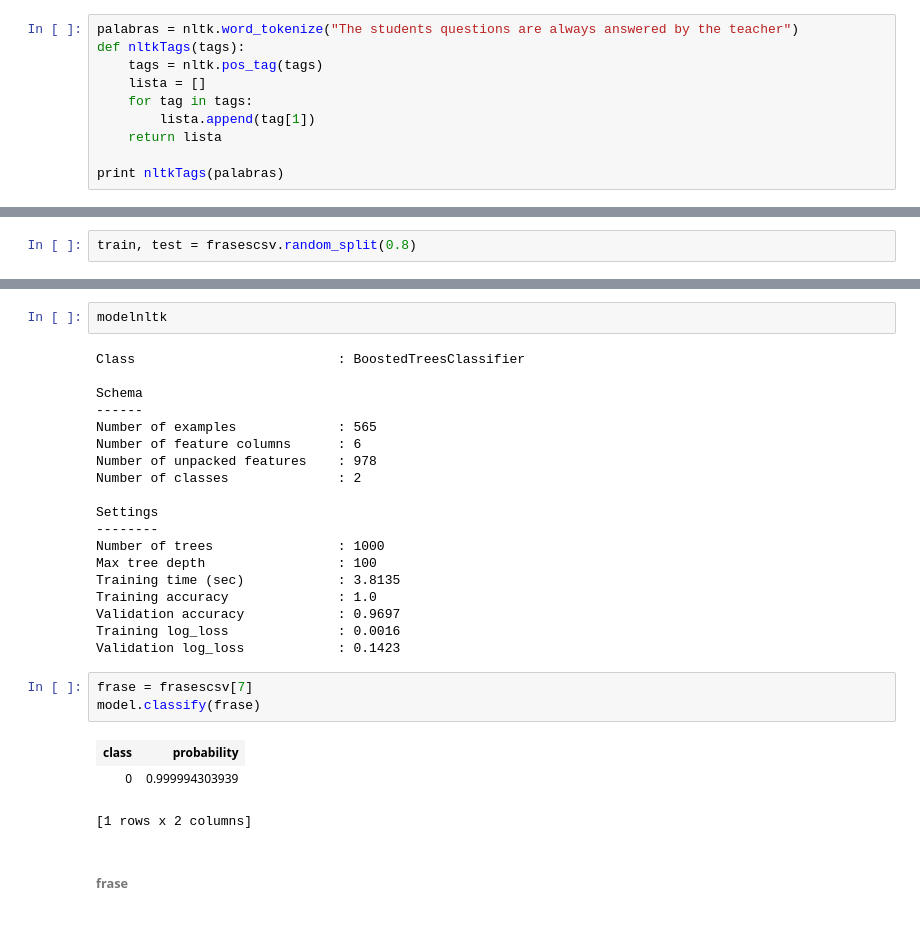
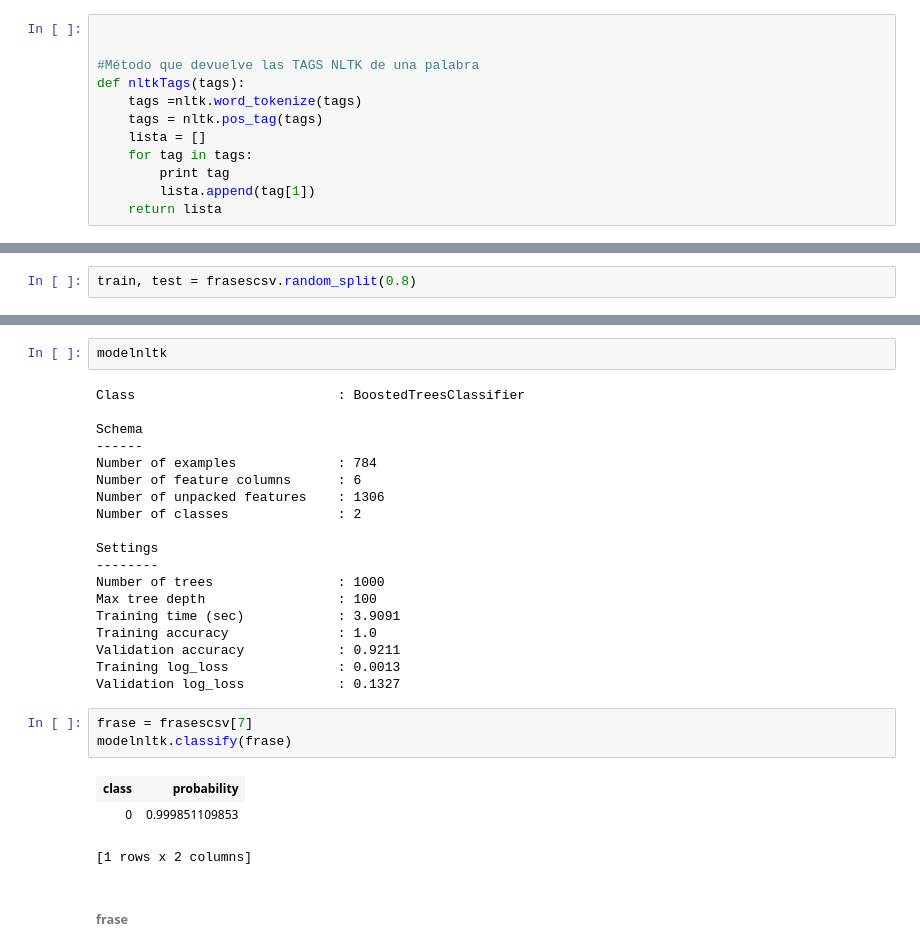
Before and after one commit to mauricioreyes87/active_pasiveVoice, a Jupyter notebook: Eis Voz pasica-Activa.ipynb, the cells around one changed output, grey strips where cells are left out. Cells and saved outputs as stored; diff of their text form.

```diff
--- a/Eis Voz pasica-Activa.ipynb
+++ b/Eis Voz pasica-Activa.ipynb
@@ -99,12 +166,14 @@ nltk.download('averaged_perceptron_tagger')
 [nltk_data]       date!
 True
 # %%
-palabras = nltk.word_tokenize("The students questions are always answered by the teacher")
+
+
+#Método que devuelve las TAGS NLTK de una palabra
 def nltkTags(tags):
+    tags =nltk.word_tokenize(tags)
     tags = nltk.pos_tag(tags)
     lista = []
     for tag in tags:
+        print tag
         lista.append(tag[1])
     return lista
-
-print nltkTags(palabras)
@@ -164,26 +277,26 @@ Class                          : BoostedTreesClassifier
 
 Schema
 ------
-Number of examples             : 565
+Number of examples             : 784
 Number of feature columns      : 6
-Number of unpacked features    : 978
+Number of unpacked features    : 1306
 Number of classes              : 2
 
 Settings
 --------
 Number of trees                : 1000
 Max tree depth                 : 100
-Training time (sec)            : 3.8135
+Training time (sec)            : 3.9091
 Training accuracy              : 1.0
-Validation accuracy            : 0.9697
-Training log_loss              : 0.0016
-Validation log_loss            : 0.1423
+Validation accuracy            : 0.9211
+Training log_loss              : 0.0013
+Validation log_loss            : 0.1327
 # %%
 frase = frasescsv[7]
-model.classify(frase)
+modelnltk.classify(frase)
 # %% [output]
 | class | probability |
-| 0 | 0.999994303939 |
+| 0 | 0.999851109853 |
 [1 rows x 2 columns]
 # %% [markdown]
 ###### frase
```
Also changed, not shown: parts of 30 cells of this notebook, 1 other file.
